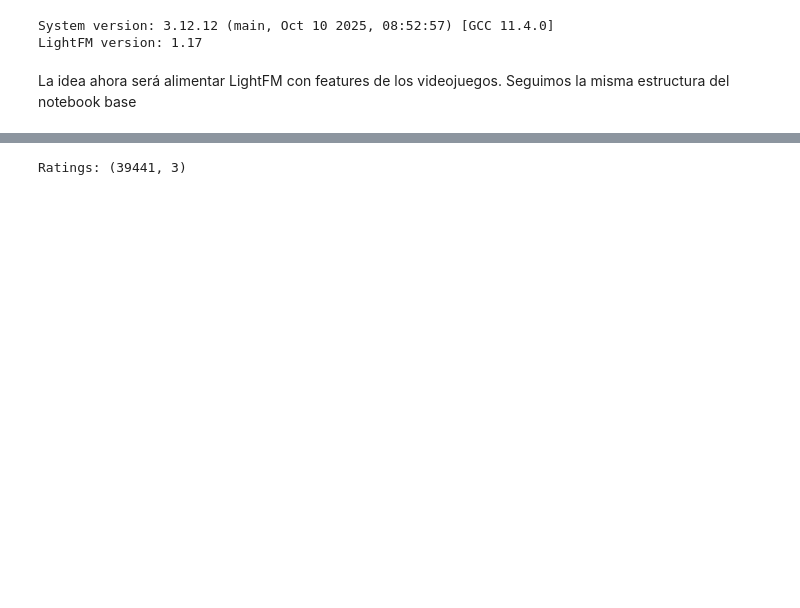
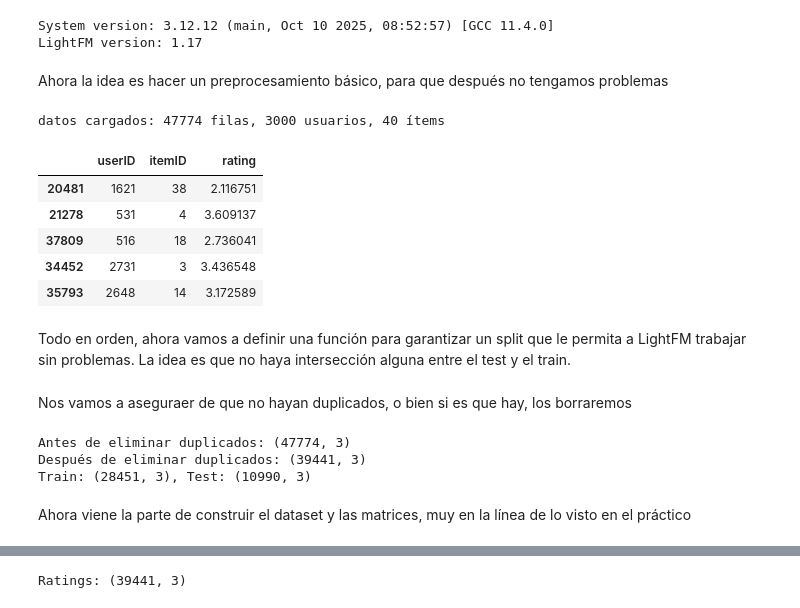
Before and after one commit to panchouc/Proyecto_RecSys, a Jupyter notebook: modelo_lightfm/LightFM_base.ipynb, the cells around one changed output, grey strips where cells are left out. Cells and saved outputs as stored; diff of their text form; code cells hidden in the pictures; blank space fills up the shorter version.

```diff
--- a/modelo_hibrido/LightFM_features_cat.ipynb
+++ b/modelo_lightfm/LightFM_base.ipynb
@@ -22,5 +34,3 @@ print("LightFM version: {}".format(lightfm.__version__))
 # %% [output]
 System version: 3.12.12 (main, Oct 10 2025, 08:52:57) [GCC 11.4.0]
 LightFM version: 1.17
-# %% [markdown]
-La idea ahora será alimentar LightFM con features de los videojuegos. Seguimos la misma estructura del notebook base
@@ -26,0 +55,28 @@ La idea ahora será alimentar LightFM con features de los videojuegos. Seguimos
+# %% [markdown]
+Ahora la idea es hacer un preprocesamiento básico, para que después no tengamos problemas
+# %%
+DATA_PATH = "video_game_reviews_with_userid_clean.csv"
+data = pd.read_csv(DATA_PATH)
+data = data.rename(columns={
+    "user_id": "userID",
+    "item_id": "itemID",
+    "rating": "rating"
+})
+
+data = data.dropna(subset=["userID", "itemID", "rating"]).copy()
+data["userID"] = data["userID"].astype(str)
+data["itemID"] = data["itemID"].astype(str)
+data["rating"] = pd.to_numeric(data["rating"], errors="coerce")
+# %%
+print(f"datos cargados: {len(data)} filas, {data['userID'].nunique()} usuarios, {data['itemID'].nunique()} ítems")
+display(data.sample(5, random_state=SEED))
+# %% [output]
+datos cargados: 47774 filas, 3000 usuarios, 40 ítems
+|  | userID | itemID | rating |
+| 20481 | 1621 | 38 | 2.116751 |
+| 21278 | 531 | 4 | 3.609137 |
+| 37809 | 516 | 18 | 2.736041 |
+| 34452 | 2731 | 3 | 3.436548 |
+| 35793 | 2648 | 14 | 3.172589 |
+# %% [markdown]
+Todo en orden, ahora vamos a definir una función para garantizar un split que le permita a LightFM trabajar sin problemas. La idea es que no haya intersección alguna entre el test y el train.
@@ -26,0 +94,16 @@ La idea ahora será alimentar LightFM con features de los videojuegos. Seguimos
+# %% [markdown]
+Nos vamos a aseguraer de que no hayan duplicados, o bien si es que hay, los borraremos
+# %%
+print(f"Antes de eliminar duplicados: {data.shape}")
+data = data.drop_duplicates(subset=["userID", "itemID"], keep="first")
+print(f"Después de eliminar duplicados: {data.shape}")
+
+
+train_df, test_df = stratified_user_split(data, test_size=TEST_PERCENTAGE, seed=SEED)
+print(f"Train: {train_df.shape}, Test: {test_df.shape}")
+# %% [output]
+Antes de eliminar duplicados: (47774, 3)
+Después de eliminar duplicados: (39441, 3)
+Train: (28451, 3), Test: (10990, 3)
+# %% [markdown]
+Ahora viene la parte de construir el dataset y las matrices, muy en la línea de lo visto en el práctico
```
Also changed, not shown: parts of 41 cells of this notebook, 7 other files.
